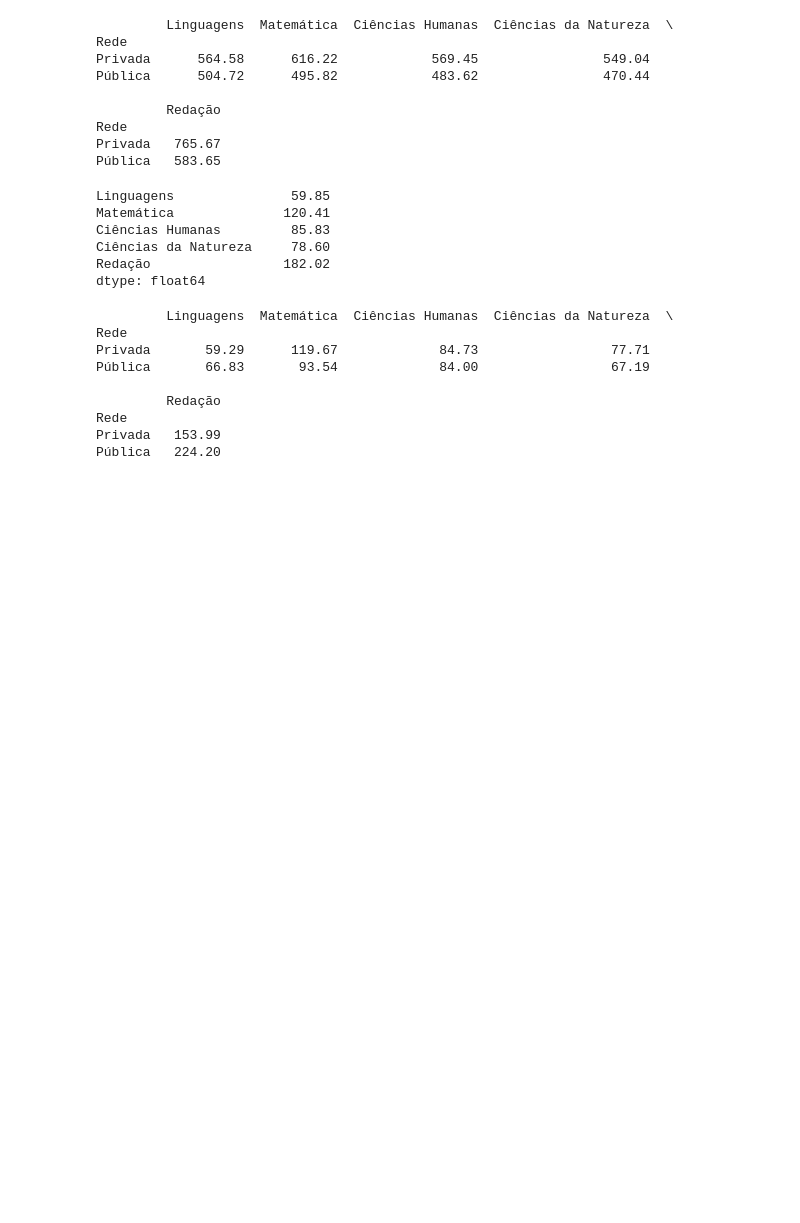
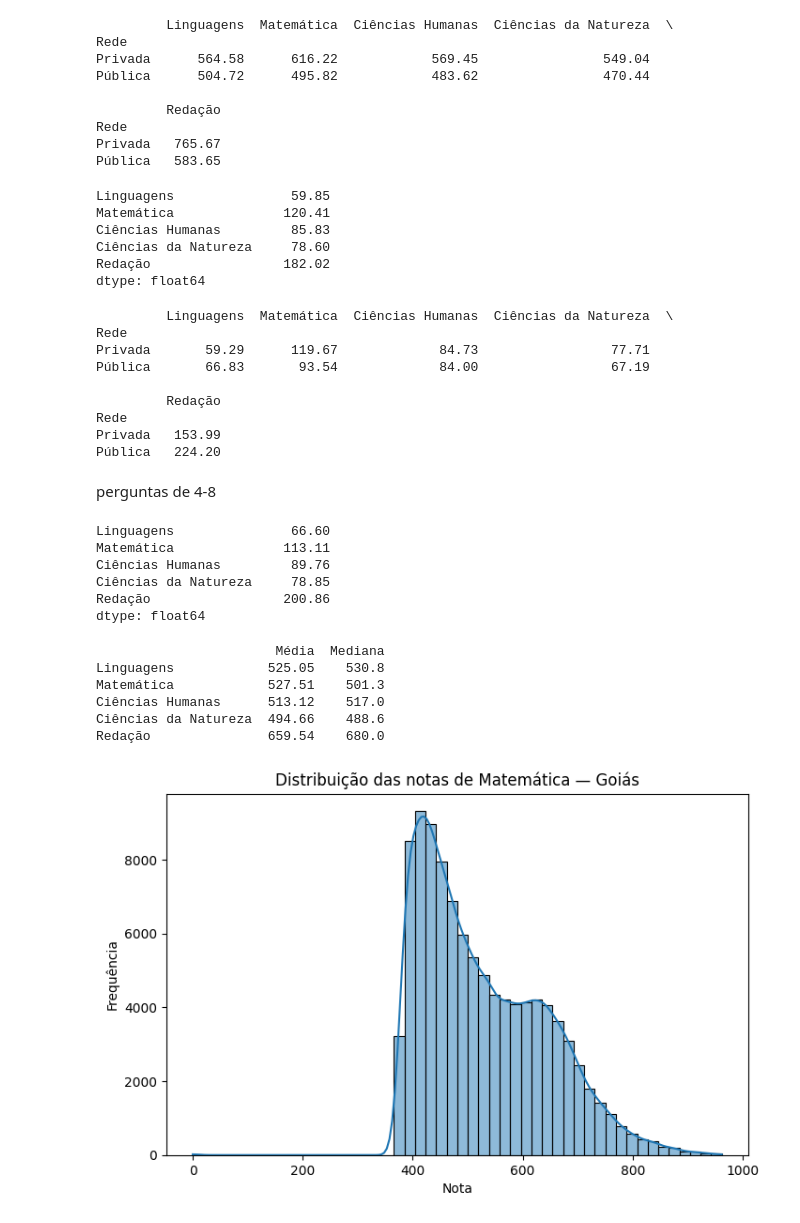
Before and after one commit to Lanzitow/enem-goias-data-analysis, a Jupyter notebook: notebooks/enem_goias_analise.ipynb, the cells around one changed output. Saved outputs shown, nothing was run; the diff lists cells and outputs as text; code cells hidden in the pictures; blank space fills up the shorter version.

```diff
--- a/notebooks/enem_goias_analise.ipynb
+++ b/notebooks/enem_goias_analise.ipynb
@@ -868,3 +868,59 @@ Pública       66.83       93.54             84.00                 67.19
 Rede
 Privada   153.99
 Pública   224.20
+# %% [markdown]
+perguntas de 4-8
+# %%
+desvio_go = df_go[[
+    "Linguagens",
+    "Matemática",
+    "Ciências Humanas",
+    "Ciências da Natureza",
+    "Redação"
+]].std()
+
+print(desvio_go.round(2))
+# %% [output]
+Linguagens               66.60
+Matemática              113.11
+Ciências Humanas         89.76
+Ciências da Natureza     78.85
+Redação                 200.86
+dtype: float64
+# %%
+mediana_go = df_go[[
+    "Linguagens",
+    "Matemática",
+    "Ciências Humanas",
+    "Ciências da Natureza",
+    "Redação"
+]].median()
+
+comparacao = pd.DataFrame({
+    "Média": media_go,
+    "Mediana": mediana_go
+})
+
+print(comparacao.round(2))
+# %% [output]
+                       Média  Mediana
+Linguagens            525.05    530.8
+Matemática            527.51    501.3
+Ciências Humanas      513.12    517.0
+Ciências da Natureza  494.66    488.6
+Redação               659.54    680.0
+# %%
+import matplotlib.pyplot as plt
+import seaborn as sns
+
+plt.figure(figsize=(8,5))
+
+sns.histplot(df_go["Matemática"], bins=50, kde=True)
+
+plt.title("Distribuição das notas de Matemática — Goiás")
+plt.xlabel("Nota")
+plt.ylabel("Frequência")
+
+plt.show()
+# %% [output]
+[figure, added]
```
Also changed, not shown: parts of 8 cells of this notebook.
